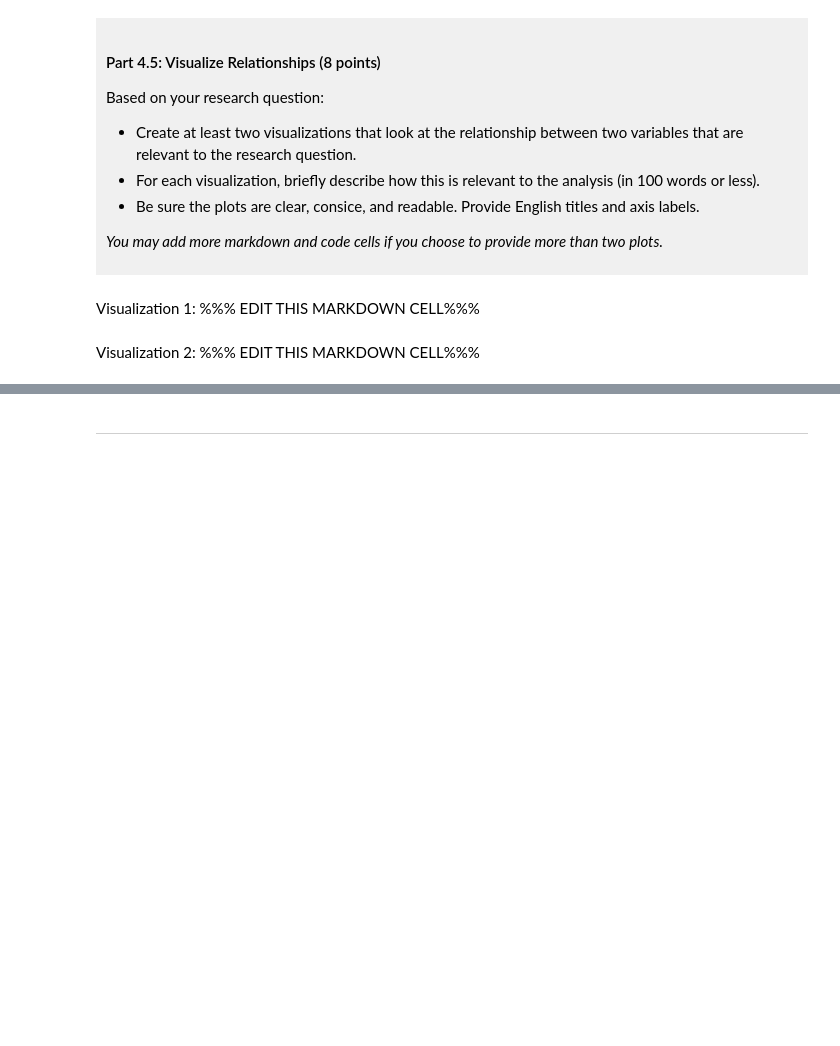
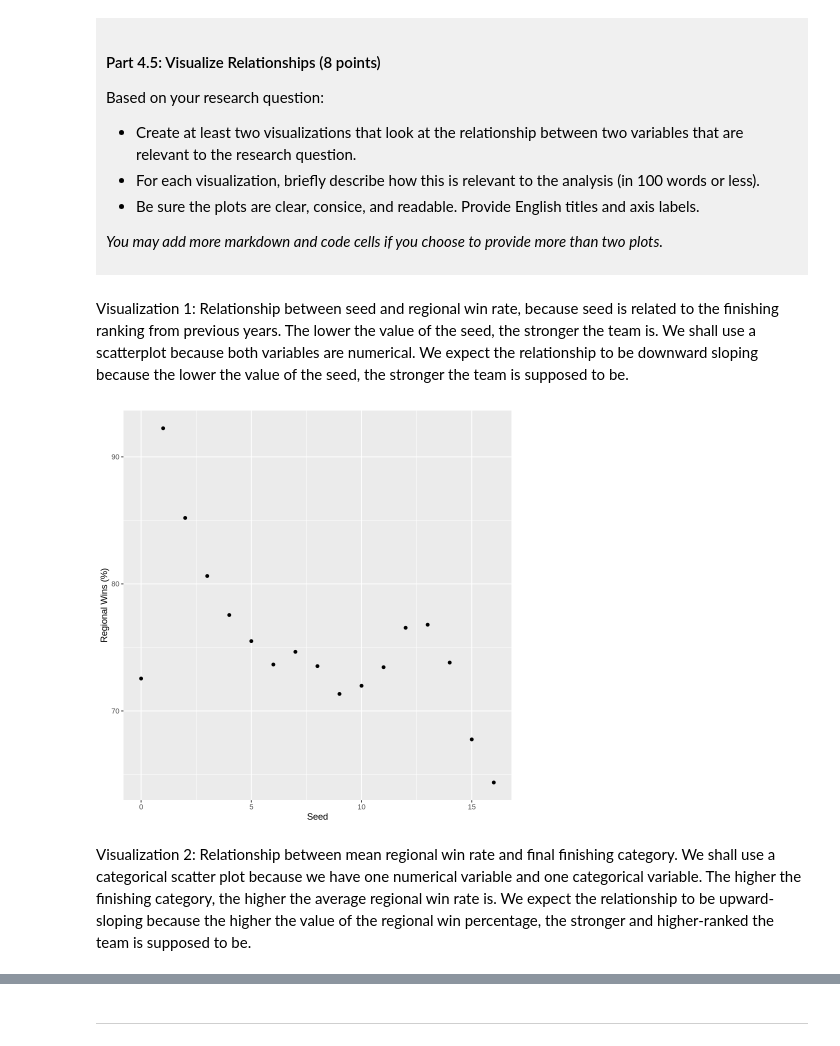
Before and after one commit to mandy-maa/dsci-100-project-mandy-ma, a Jupyter notebook: dsci-100-project-notebook.ipynb, the cells around one changed output, grey strips where cells are left out. Saved outputs shown, nothing was run; the diff lists cells and outputs as text; code cells hidden in the pictures; blank space fills up the shorter version.

Commit message:
Finished Part 4.5
Created 2 relationship visualization plots

```diff
--- a/dsci-100-project-notebook.ipynb
+++ b/dsci-100-project-notebook.ipynb
@@ -360,9 +360,18 @@ Based on your research question:
 *You may add more markdown and code cells if you choose to provide more than two plots.*
 </div>
 # %% [markdown]
-Visualization 1: %%% EDIT THIS MARKDOWN CELL%%%
+Visualization 1: Relationship between seed and regional win rate, because seed is related to the finishing ranking from previous years. The lower the value of the seed, the stronger the team is. We shall use a scatterplot because both variables are numerical. We expect the relationship to be downward sloping because the lower the value of the seed, the stronger the team is supposed to be.
 # %%
-### EDIT THIS CODE CELL FOR VISUALIZATION 1###
+seed_rwp_plot <- data_tidy |>
+    group_by(seed) |>
+    summarize(mean_rwp = mean(reg_wins_pct)) |>
+    ggplot(aes(x = seed, y = mean_rwp)) +
+    geom_point() +
+    labs(x = "Seed", y = "Regional Wins (%)")
+
+seed_rwp_plot
+# %% [output]
+[figure, added]
 # %% [markdown]
-Visualization 2: %%% EDIT THIS MARKDOWN CELL%%%
+Visualization 2: Relationship between mean regional win rate and final finishing category. We shall use a categorical scatter plot because we have one numerical variable and one categorical variable. The higher the finishing category, the higher the average regional win rate is. We expect the relationship to be upward-sloping because the higher the value of the regional win percentage, the stronger and higher-ranked the team is supposed to be.
 # %%
```
Also changed, not shown: parts of 1 cell of this notebook.
